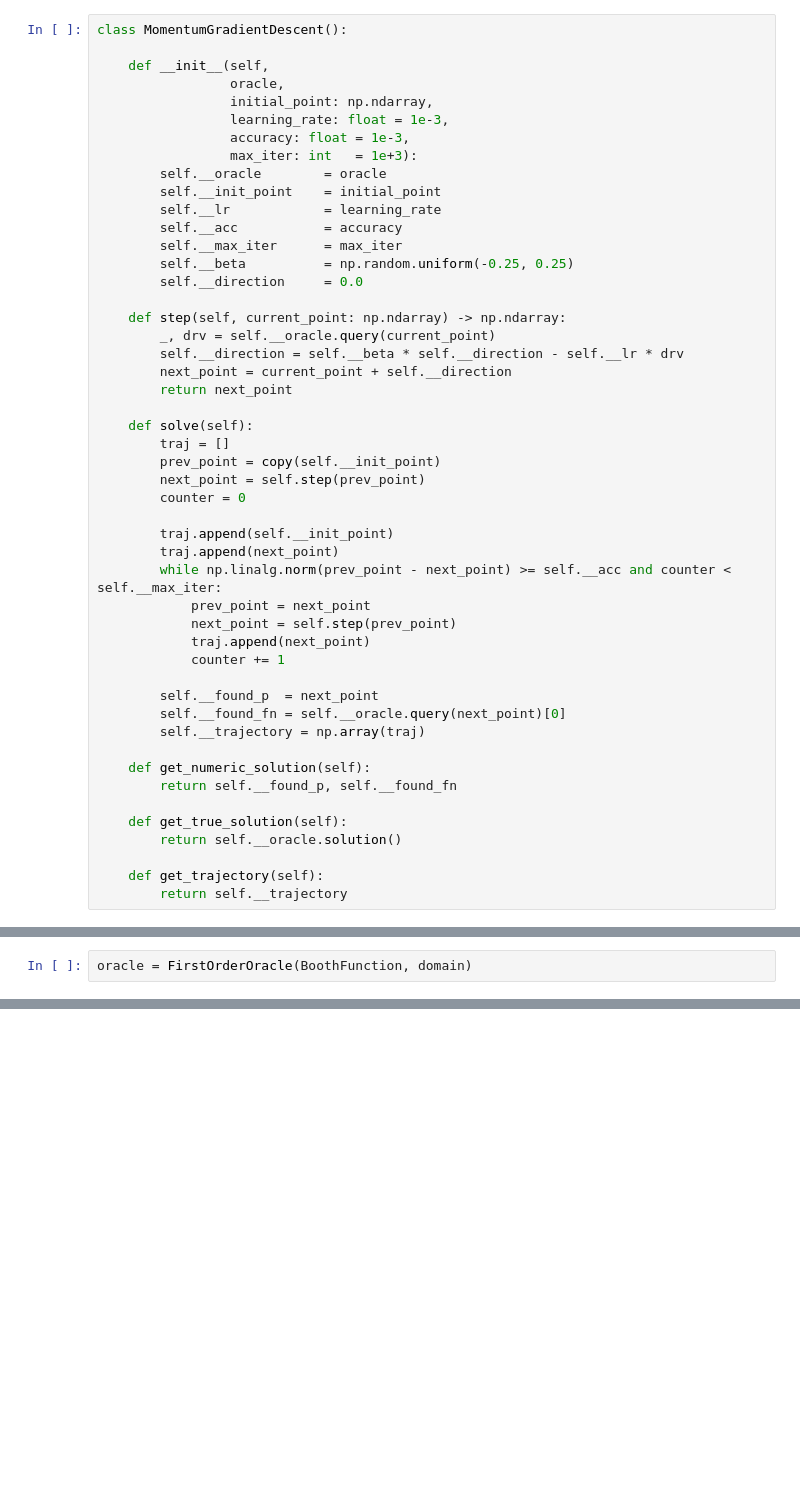
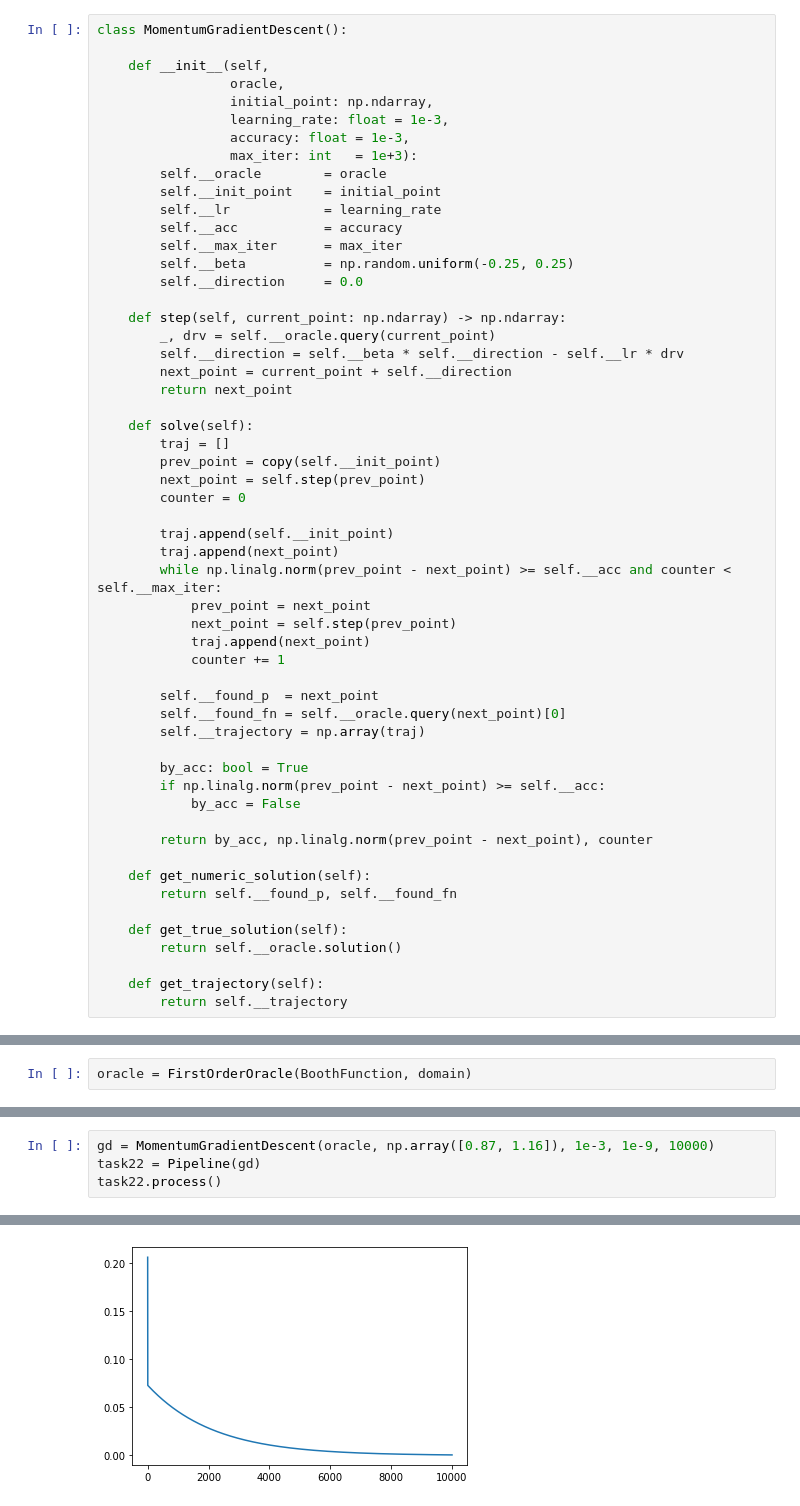
Before and after one commit to paveladim/ml-mai-2023, a Jupyter notebook: LabWork1/lab_work_1.ipynb, the cells around one changed output, grey strips where cells are left out. Saved outputs shown, nothing was run; the diff lists cells and outputs as text; blank space fills up the shorter version.

```diff
--- a/LabWork1/lab_work_1.ipynb
+++ b/LabWork1/lab_work_1.ipynb
@@ -195,6 +192,12 @@ class MomentumGradientDescent():
         self.__found_fn = self.__oracle.query(next_point)[0]
         self.__trajectory = np.array(traj)
 
+        by_acc: bool = True
+        if np.linalg.norm(prev_point - next_point) >= self.__acc:
+            by_acc = False
+
+        return by_acc, np.linalg.norm(prev_point - next_point), counter
+
     def get_numeric_solution(self):
         return self.__found_p, self.__found_fn
 
@@ -319,0 +370,5 @@ KeyboardInterrupt:
+# %%
+gd = MomentumGradientDescent(oracle, np.array([0.87, 1.16]), 1e-3, 1e-9, 10000)
+task22 = Pipeline(gd)
+task22.process()
+# %% [output]
@@ -319,0 +379 @@ KeyboardInterrupt:
+[figure, added]
```
Also changed, not shown: parts of 19 cells of this notebook.
